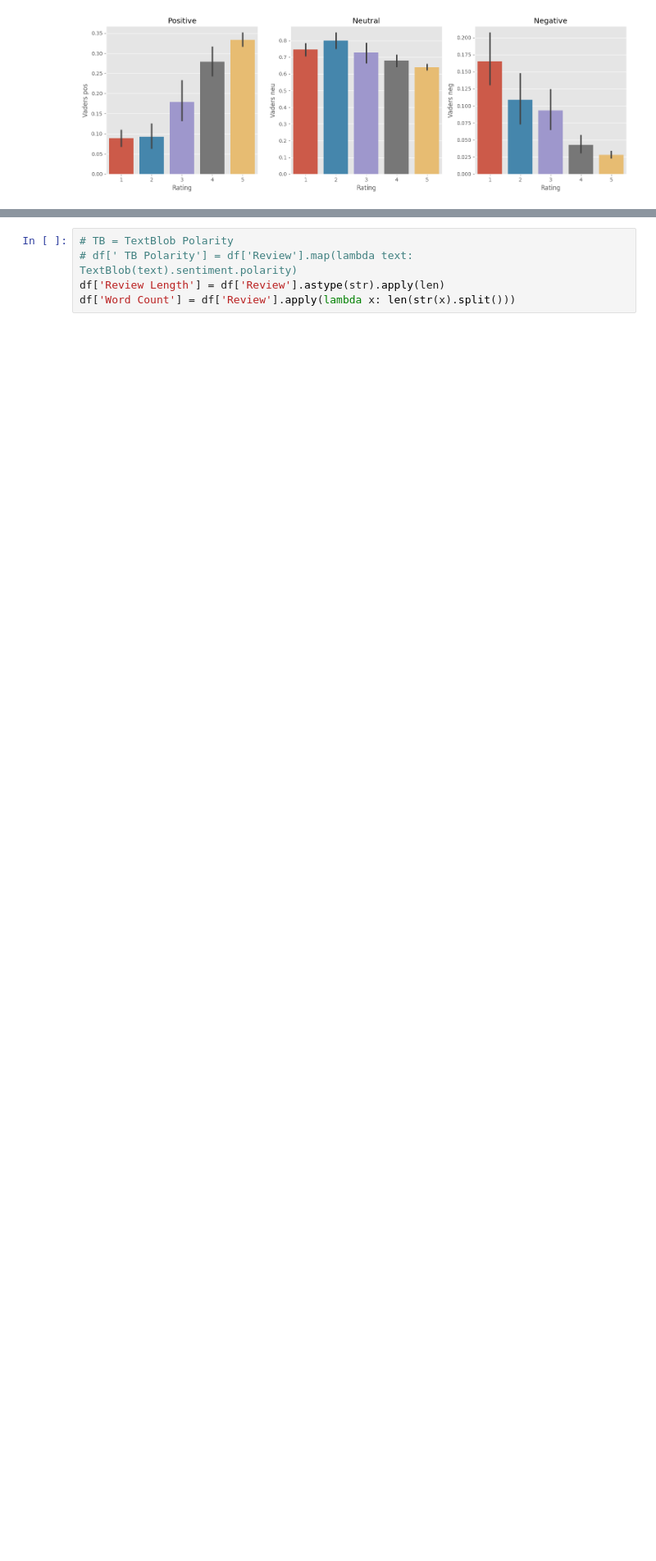
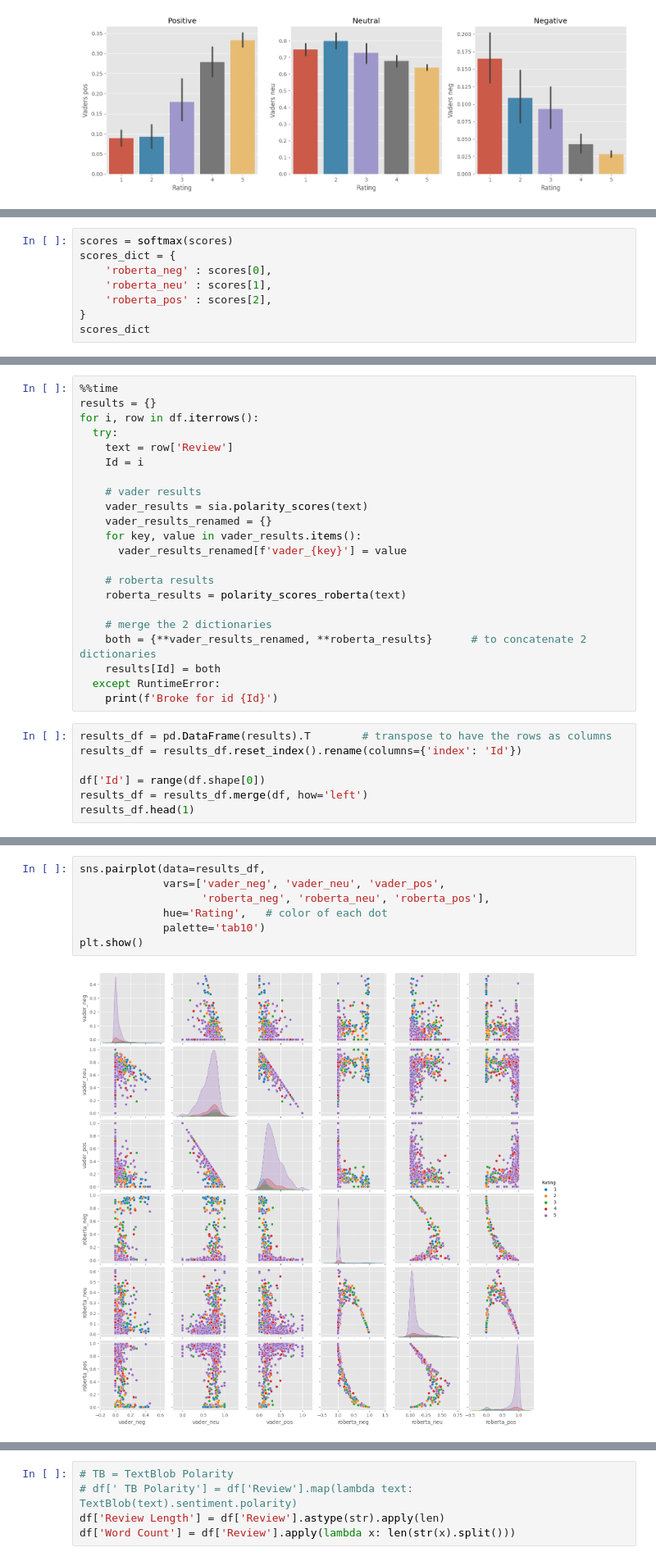
Before and after one commit to DavidAlexanderMoe/Sentiment-Analysis-and-Web-Scraping, a Jupyter notebook: Scripts/Analysis/2. EDA.ipynb, the cells around one changed output, grey strips where cells are left out. Shown at 82% size. Saved outputs shown, nothing was run; the diff lists cells and outputs as text; blank space fills up the shorter version.

```diff
--- a/Scripts/Analysis/2. EDA.ipynb
+++ b/Scripts/Analysis/2. EDA.ipynb
@@ -347,0 +390,8 @@ plt.show()
+# %%
+scores = softmax(scores)
+scores_dict = {
+    'roberta_neg' : scores[0],
+    'roberta_neu' : scores[1],
+    'roberta_pos' : scores[2],
+}
+scores_dict
@@ -347,0 +420,29 @@ plt.show()
+# %%
+%%time
+results = {}
+for i, row in df.iterrows():
+  try:
+    text = row['Review']
+    Id = i
+
+    # vader results
+    vader_results = sia.polarity_scores(text)
+    vader_results_renamed = {}
+    for key, value in vader_results.items():
+      vader_results_renamed[f'vader_{key}'] = value
+
+    # roberta results
+    roberta_results = polarity_scores_roberta(text)
+
+    # merge the 2 dictionaries
+    both = {**vader_results_renamed, **roberta_results}      # to concatenate 2 dictionaries
+    results[Id] = both
+  except RuntimeError:
+    print(f'Broke for id {Id}')
+# %%
+results_df = pd.DataFrame(results).T        # transpose to have the rows as columns
+results_df = results_df.reset_index().rename(columns={'index': 'Id'})
+
+df['Id'] = range(df.shape[0])
+results_df = results_df.merge(df, how='left')
+results_df.head(1)
@@ -347,0 +454,9 @@ plt.show()
+# %%
+sns.pairplot(data=results_df,
+             vars=['vader_neg', 'vader_neu', 'vader_pos',
+                   'roberta_neg', 'roberta_neu', 'roberta_pos'],
+             hue='Rating',   # color of each dot
+             palette='tab10')
+plt.show()
+# %% [output]
+[figure, added]
```
Also changed, not shown: parts of 47 cells of this notebook.
